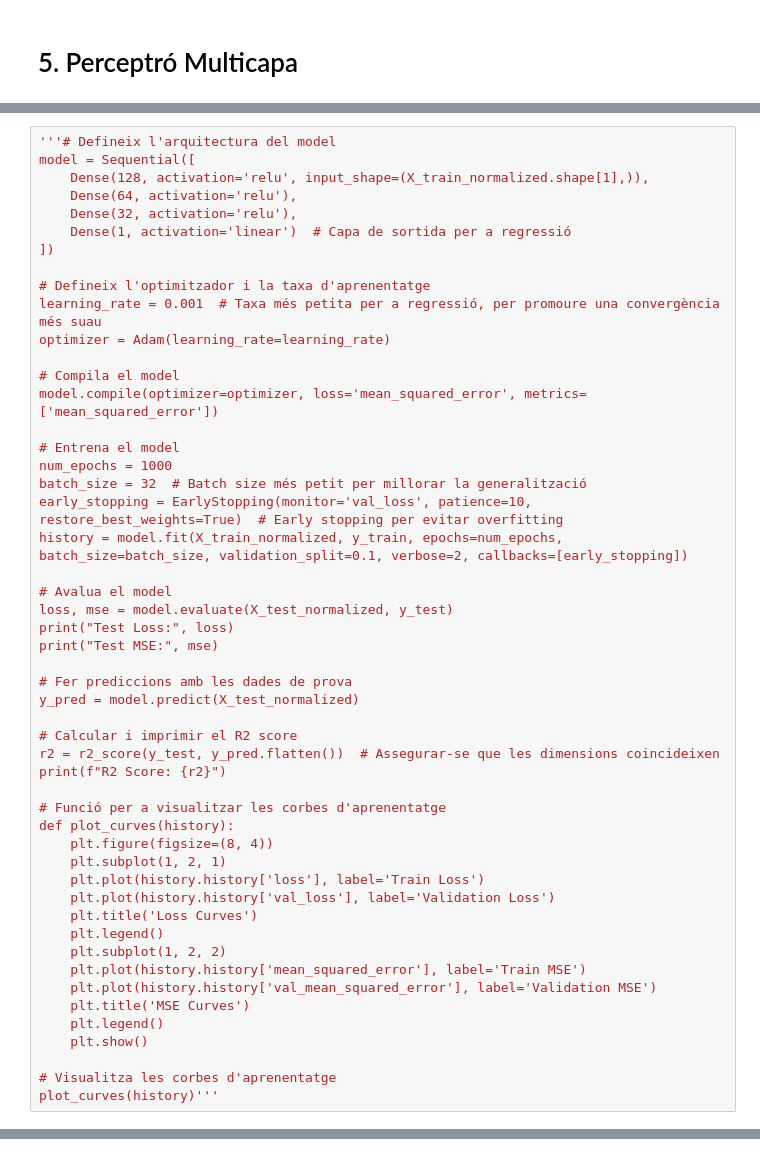
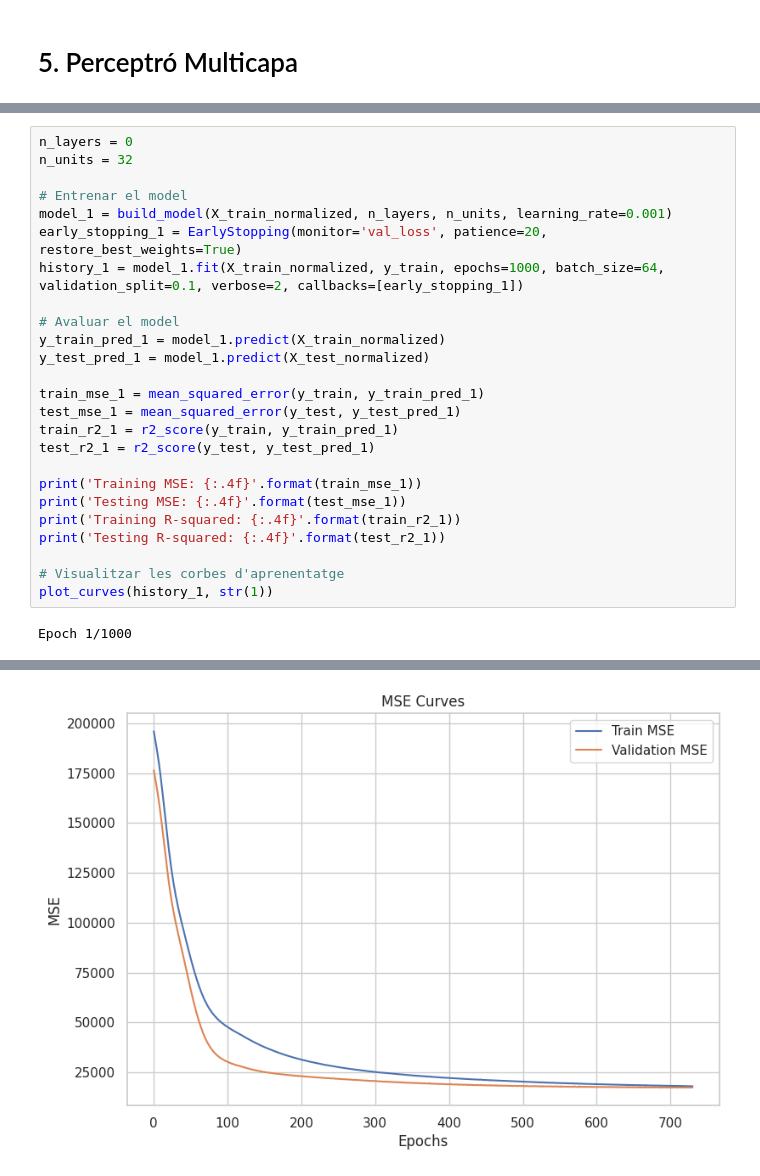
Before and after one commit to paupratAI/Multilayer_Perceptron, a Jupyter notebook: main.ipynb, the cells around one changed output, grey strips where cells are left out. Drawn from its saved outputs; the diff is of its cells as text.

```diff
--- a/main.ipynb
+++ b/main.ipynb
@@ -638,51 +866,27 @@ for i in range(n_iterations):
-# %%
-'''# Defineix l'arquitectura del model
-model = Sequential([
-    Dense(128, activation='relu', input_shape=(X_train_normalized.shape[1],)),
-    Dense(64, activation='relu'),
-    Dense(32, activation='relu'),
-    Dense(1, activation='linear')  # Capa de sortida per a regressió
-])
-
-# Defineix l'optimitzador i la taxa d'aprenentatge
-learning_rate = 0.001  # Taxa més petita per a regressió, per promoure una convergència més suau
-optimizer = Adam(learning_rate=learning_rate)
-
-# Compila el model
-model.compile(optimizer=optimizer, loss='mean_squared_error', metrics=['mean_squared_error'])
-
-# Entrena el model
-num_epochs = 1000
-batch_size = 32  # Batch size més petit per millorar la generalització
-early_stopping = EarlyStopping(monitor='val_loss', patience=10, restore_best_weights=True)  # Early stopping per evitar overfitting
-history = model.fit(X_train_normalized, y_train, epochs=num_epochs, batch_size=batch_size, validation_split=0.1, verbose=2, callbacks=[early_stopping])
-
-# Avalua el model
-loss, mse = model.evaluate(X_test_normalized, y_test)
-print("Test Loss:", loss)
-print("Test MSE:", mse)
-
-# Fer prediccions amb les dades de prova
-y_pred = model.predict(X_test_normalized)
-
-# Calcular i imprimir el R2 score
-r2 = r2_score(y_test, y_pred.flatten())  # Assegurar-se que les dimensions coincideixen
-print(f"R2 Score: {r2}")
-
-# Funció per a visualitzar les corbes d'aprenentatge
-def plot_curves(history):
-    plt.figure(figsize=(8, 4))
-    plt.subplot(1, 2, 1)
-    plt.plot(history.history['loss'], label='Train Loss')
-    plt.plot(history.history['val_loss'], label='Validation Loss')
-    plt.title('Loss Curves')
-    plt.legend()
-    plt.subplot(1, 2, 2)
-    plt.plot(history.history['mean_squared_error'], label='Train MSE')
-    plt.plot(history.history['val_mean_squared_error'], label='Validation MSE')
-    plt.title('MSE Curves')
-    plt.legend()
-    plt.show()
-
-# Visualitza les corbes d'aprenentatge
-plot_curves(history)'''
+# %%
+n_layers = 0
+n_units = 32
+
+# Entrenar el model
+model_1 = build_model(X_train_normalized, n_layers, n_units, learning_rate=0.001)
+early_stopping_1 = EarlyStopping(monitor='val_loss', patience=20, restore_best_weights=True)
+history_1 = model_1.fit(X_train_normalized, y_train, epochs=1000, batch_size=64, validation_split=0.1, verbose=2, callbacks=[early_stopping_1])
+
+# Avaluar el model
+y_train_pred_1 = model_1.predict(X_train_normalized)
+y_test_pred_1 = model_1.predict(X_test_normalized)
+
+train_mse_1 = mean_squared_error(y_train, y_train_pred_1)
+test_mse_1 = mean_squared_error(y_test, y_test_pred_1)
+train_r2_1 = r2_score(y_train, y_train_pred_1)
+test_r2_1 = r2_score(y_test, y_test_pred_1)
+
+print('Training MSE: {:.4f}'.format(train_mse_1))
+print('Testing MSE: {:.4f}'.format(test_mse_1))
+print('Training R-squared: {:.4f}'.format(train_r2_1))
+print('Testing R-squared: {:.4f}'.format(test_r2_1))
+
+# Visualitzar les corbes d'aprenentatge
+plot_curves(history_1, str(1))
+# %% [output]
+Epoch 1/1000
@@ -688,0 +911 @@ plot_curves(history)'''
+[figure, added]
```
Also changed, not shown: parts of 72 cells of this notebook, 1 other file.
